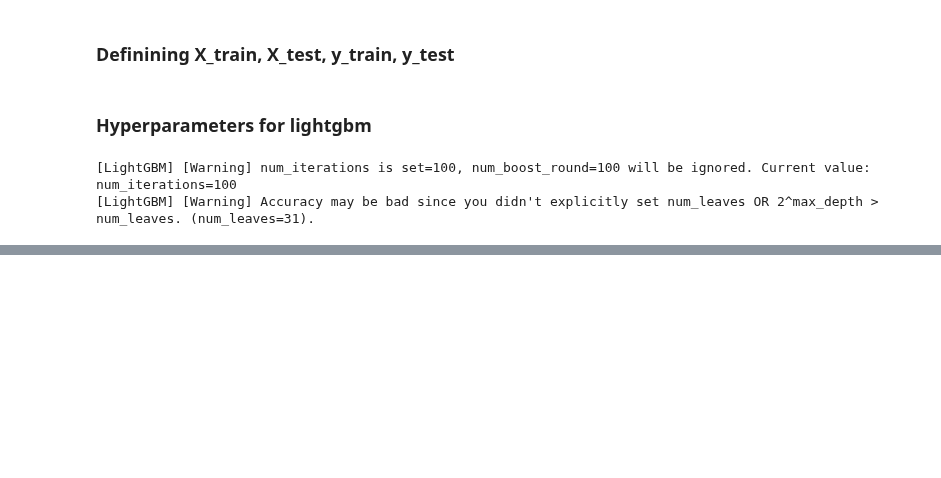
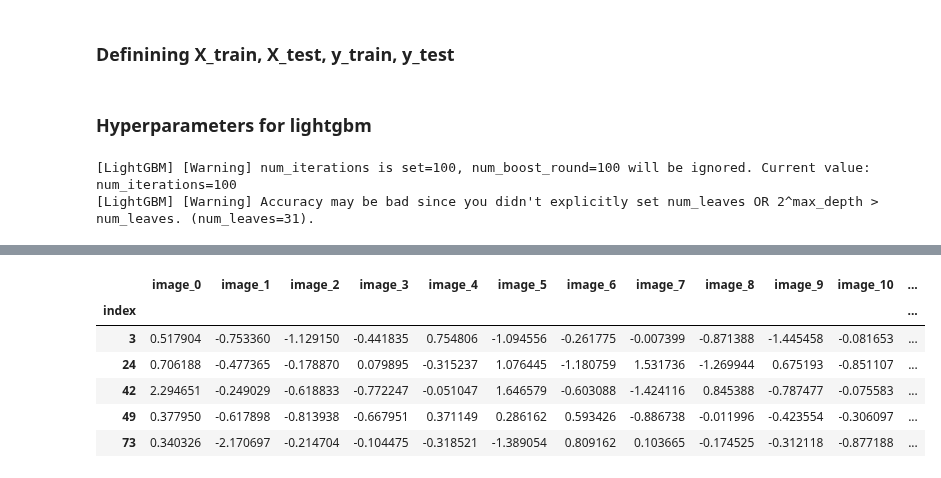
Before and after one commit to MargheSerena/Group-project, a Jupyter notebook: MG_lightgbm_test.ipynb, the cells around one changed output, grey strips where cells are left out. Drawn from its saved outputs; the diff is of its cells as text; code cells hidden in the pictures; blank space fills up the shorter version.

```diff
--- a/MG_lightgbm_test.ipynb
+++ b/MG_lightgbm_test.ipynb
@@ -139,0 +317,7 @@ print('The rmse of prediction is:', round(mean_squared_log_error(y_pred, y_train
+# %%
+#Import dataset with embeddings
+title_embeddings_df = pd.read_pickle(
+    'original_data/English_fiction_pre_PCA_3_with_av_pool_embeddings')
+# %%
+title_embeddings_df = title_embeddings_df[["index", "Title", "Embedding"]]
+title_embeddings_df = title_embeddings_df.set_index("index")
@@ -139,0 +334,14 @@ print('The rmse of prediction is:', round(mean_squared_log_error(y_pred, y_train
+# %%
+# Convert array to columns
+embeddings_df = title_embeddings_df['Embedding'].apply(pd.Series)
+embeddings_df = embeddings_df.add_prefix('image_')
+# %%
+embeddings_df.head()
+# %% [output]
+|  | image_0 | image_1 | image_2 | image_3 | image_4 | image_5 | image_6 | image_7 | image_8 | image_9 | image_10 | ... |
+| index |  |  |  |  |  |  |  |  |  |  |  | ... |
+| 3 | 0.517904 | -0.753360 | -1.129150 | -0.441835 | 0.754806 | -1.094556 | -0.261775 | -0.007399 | -0.871388 | -1.445458 | -0.081653 | ... |
+| 24 | 0.706188 | -0.477365 | -0.178870 | 0.079895 | -0.315237 | 1.076445 | -1.180759 | 1.531736 | -1.269944 | 0.675193 | -0.851107 | ... |
+| 42 | 2.294651 | -0.249029 | -0.618833 | -0.772247 | -0.051047 | 1.646579 | -0.603088 | -1.424116 | 0.845388 | -0.787477 | -0.075583 | ... |
+| 49 | 0.377950 | -0.617898 | -0.813938 | -0.667951 | 0.371149 | 0.286162 | 0.593426 | -0.886738 | -0.011996 | -0.423554 | -0.306097 | ... |
+| 73 | 0.340326 | -2.170697 | -0.214704 | -0.104475 | -0.318521 | -1.389054 | 0.809162 | 0.103665 | -0.174525 | -0.312118 | -0.877188 | ... |
```
Also changed, not shown: parts of 15 cells of this notebook.
